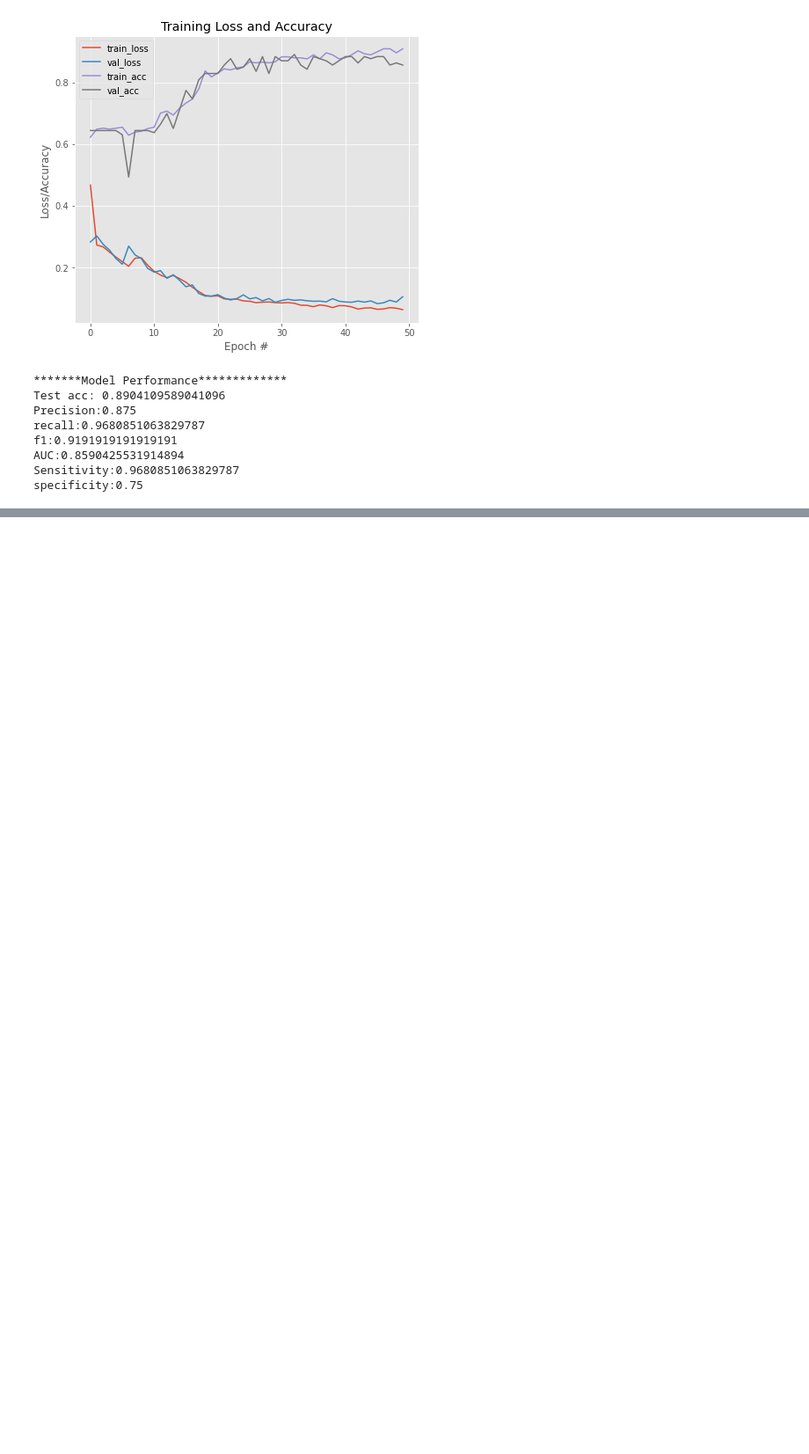
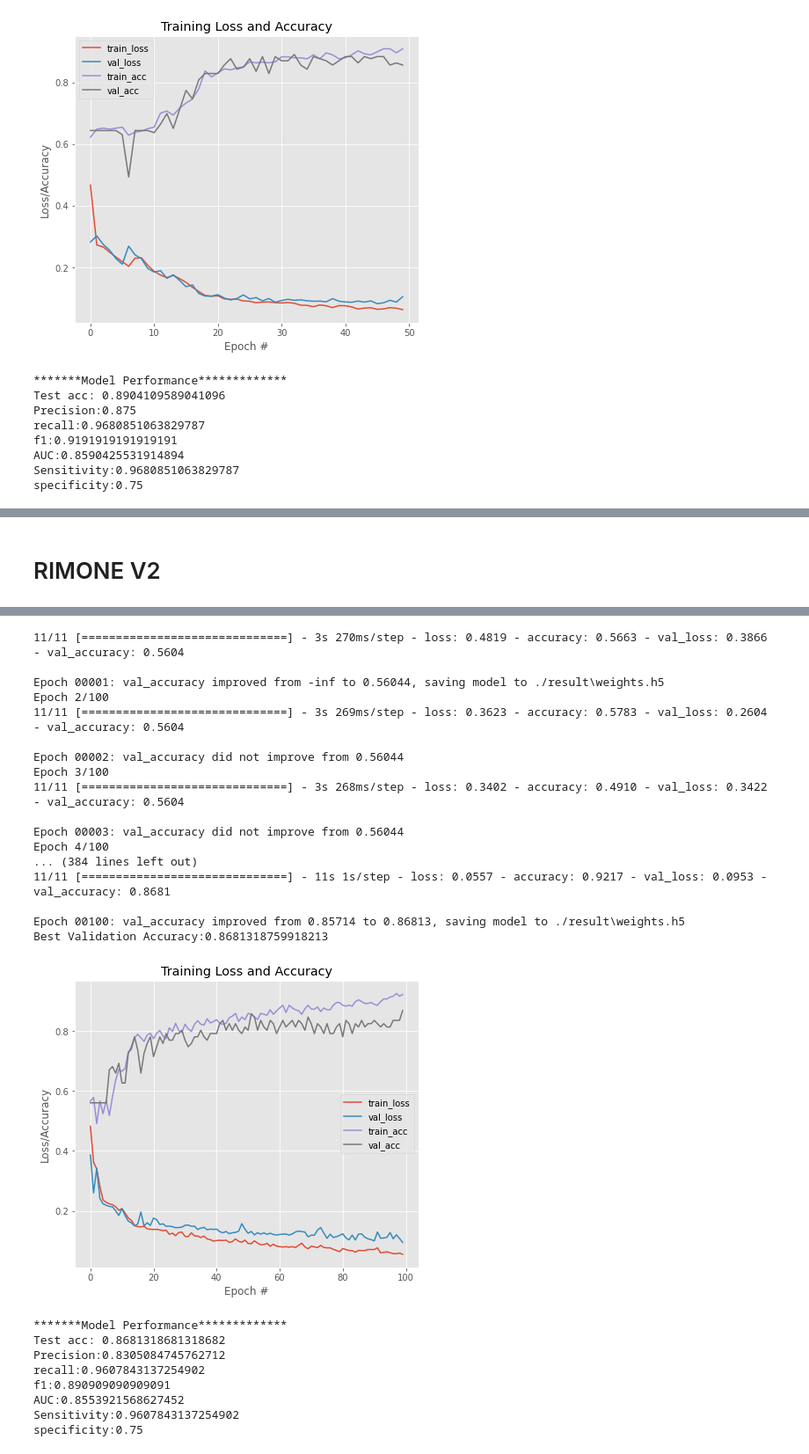
Before and after one commit to gyanendar/ms_project, a Jupyter notebook: capsnetWithoutDeocder.ipynb, the cells around one changed output, grey strips where cells are left out. Shown at 88% size. Cells and saved outputs as stored; diff of their text form; code cells hidden in the pictures; blank space fills up the shorter version.

```diff
--- a/capsnetWithoutDeocder.ipynb
+++ b/capsnetWithoutDeocder.ipynb
@@ -422,6 +445,8 @@ Mounted at /content/gdrive
 # %%
 #RIM_ONE_DL_DIR = '/content/gdrive/My Drive/dataset/rim_one_dl/partitioned_randomly'
 RIM_ONE_DL_DIR = 'C:\gyani\Projects_MS\code\dataset\RIM-ONE_DL_images\partitioned_randomly'
+ACRIMA_DIR = 'C:\gyani\Projects_MS\code\dataset\ACRIMA_dataset\Database'
+RIM_ONE_R2_DIR = 'C:\gyani\Projects_MS\code\dataset\RIMONE-db-r2'
 # %% [markdown]
 Image Size
 # %%
@@ -496,0 +524,19 @@ def get_rim_one_dl(histogram_eq = False):
+# %%
+def get_rim_one_db_r2(test_train_ratio = 0.2,histogram_eq = False):
+
+  class_labels = {}
+  training_images,training_labels = process_image(RIM_ONE_R2_DIR,
+                                                  class_labels,
+                                                  WIDTH,HEIGHT,
+                                                  histogram_eq = histogram_eq)
+
+  training_label = (pd.Series(training_labels).map(class_labels)).values
+  training_label = to_categorical(training_label.astype('float32'))
+  training_images = training_images.reshape(-1, WIDTH, WIDTH, 3).astype('float32')
+
+  X_train, X_test, y_train, y_test = train_test_split(training_images,
+                                                      training_label,
+                                                      test_size=test_train_ratio,
+                                                      random_state=100)
+
+  return (X_train,y_train),(X_test,y_test)
@@ -533,0 +707,10 @@ specificity:0.75
+# %% [markdown]
+# RIMONE V2
+# %%
+args = get_arguments()
+args.batch_size = 32
+args.epochs = 100
+args.routings = 8
+data = get_rim_one_db_r2()
+get_model_train_test(data,args)
+# %% [output]
@@ -533,0 +734,26 @@ specificity:0.75
+11/11 [==============================] - 3s 270ms/step - loss: 0.4819 - accuracy: 0.5663 - val_loss: 0.3866 - val_accuracy: 0.5604
+
+Epoch 00001: val_accuracy improved from -inf to 0.56044, saving model to ./result\weights.h5
+Epoch 2/100
+11/11 [==============================] - 3s 269ms/step - loss: 0.3623 - accuracy: 0.5783 - val_loss: 0.2604 - val_accuracy: 0.5604
+
+Epoch 00002: val_accuracy did not improve from 0.56044
+Epoch 3/100
+11/11 [==============================] - 3s 268ms/step - loss: 0.3402 - accuracy: 0.4910 - val_loss: 0.3422 - val_accuracy: 0.5604
+
+Epoch 00003: val_accuracy did not improve from 0.56044
+Epoch 4/100
+... (384 lines left out)
+11/11 [==============================] - 11s 1s/step - loss: 0.0557 - accuracy: 0.9217 - val_loss: 0.0953 - val_accuracy: 0.8681
+
+Epoch 00100: val_accuracy improved from 0.85714 to 0.86813, saving model to ./result\weights.h5
+Best Validation Accuracy:0.8681318759918213
+[figure, added]
+*******Model Performance*************
+Test acc: 0.8681318681318682
+Precision:0.8305084745762712
+recall:0.9607843137254902
+f1:0.890909090909091
+AUC:0.8553921568627452
+Sensitivity:0.9607843137254902
+specificity:0.75
```
Also changed, not shown: parts of 20 cells of this notebook.
